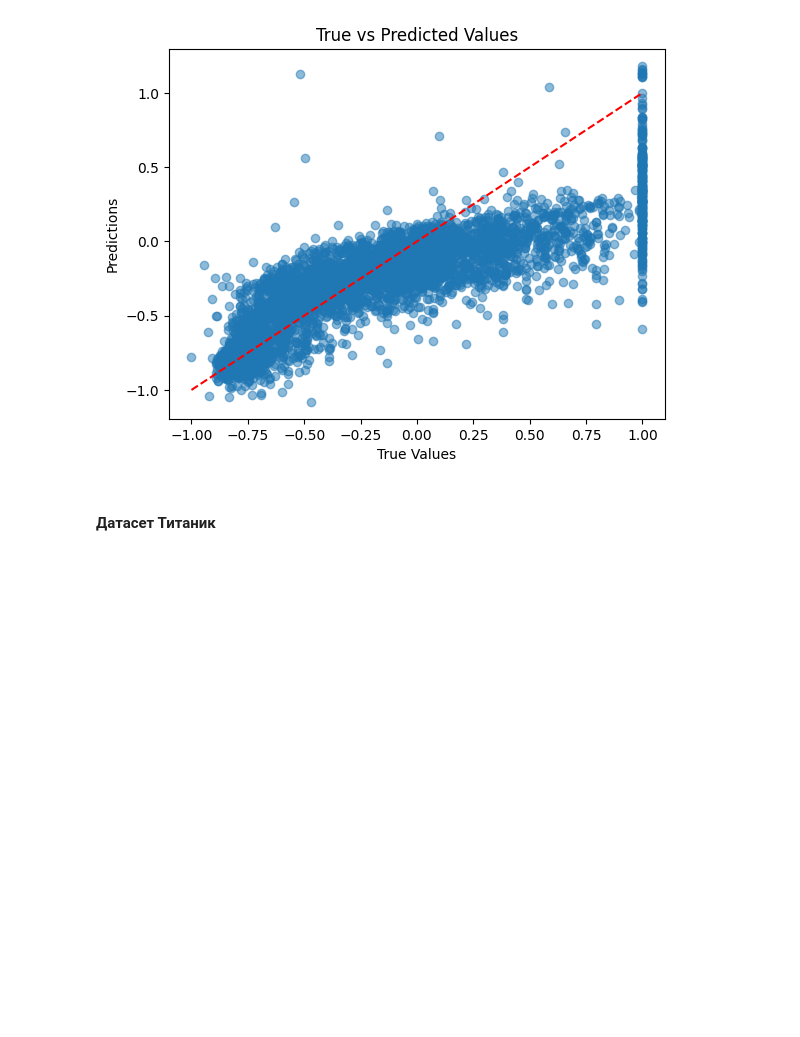
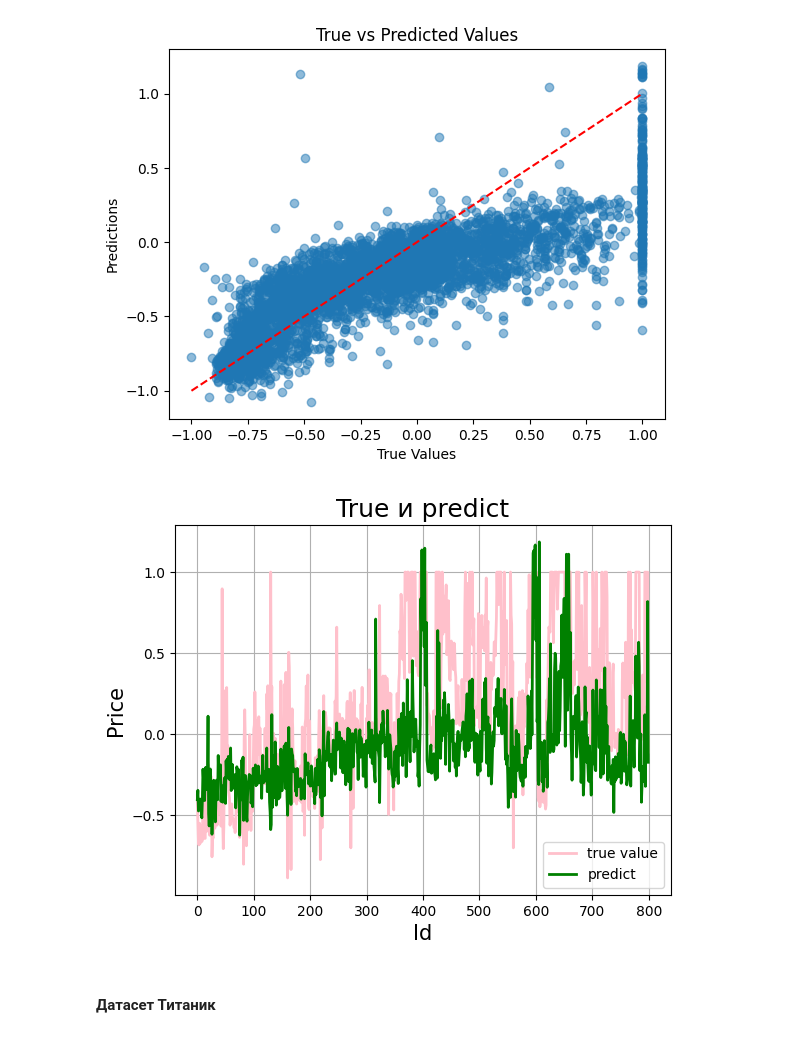
Before and after one commit to bailight/Study-note, a Jupyter notebook: СИИ/lab1/lab1.ipynb, the cells around one changed output. Cells and saved outputs as stored; diff of their text form; code cells hidden in the pictures; blank space fills up the shorter version.

```diff
--- a/СИИ/lab1/lab1.ipynb
+++ b/СИИ/lab1/lab1.ipynb
@@ -404,7 +422,7 @@ class model_linear:
     def evaluate(self, X, y):
         y_pred = self.predict(X)
         metrics = self.calculate_metrics(y, y_pred)
-        return metrics
+        return metrics, y_pred
 # %%
 class model_logic:
     def __init__(self, learning_rate=0.01, num_iterations=1000):
@@ -561,0 +568,10 @@ R²: 0.5799705982208252
+# %%
+metrics_train, y_train_pred = model.evaluate(X_train_house, y_train_house)
+
+metrics_pred, y_test_pred = model.evaluate(X_test_house, y_test_house)
+
+print("Метрики обучания:")
+print(f"MSE: {metrics_train['MSE']}")
+print(f"RMSE: {metrics_train['RMSE']}")
+print(f"MAE: {metrics_train['MAE']}")
+print(f"R²: {metrics_train['R2']}")
@@ -568,6 +602,21 @@ plt.title("True vs Predicted Values")
 plt.show()
 # %% [output]
 [figure]
+# %%
+n_points = 800
+t = np.arange(n_points)
+
+plt.figure(facecolor='w')
+plt.plot(t, y_test_house[:n_points], 'pink', lw=2, label=u'true value')
+plt.plot(t, y_test_pred[:n_points], 'green', lw=2, label=u'predict')
+plt.legend(loc = 'best')
+plt.title('True и predict', fontsize=18)
+plt.xlabel('Id', fontsize=15)
+plt.ylabel('Price', fontsize=15)
+plt.grid()
+plt.show()
+# %% [output]
+[figure, added]
 # %% [markdown]
 #### Датасет Титаник
 # %%
```
Also changed, not shown: parts of 11 cells of this notebook, 1 other file.
